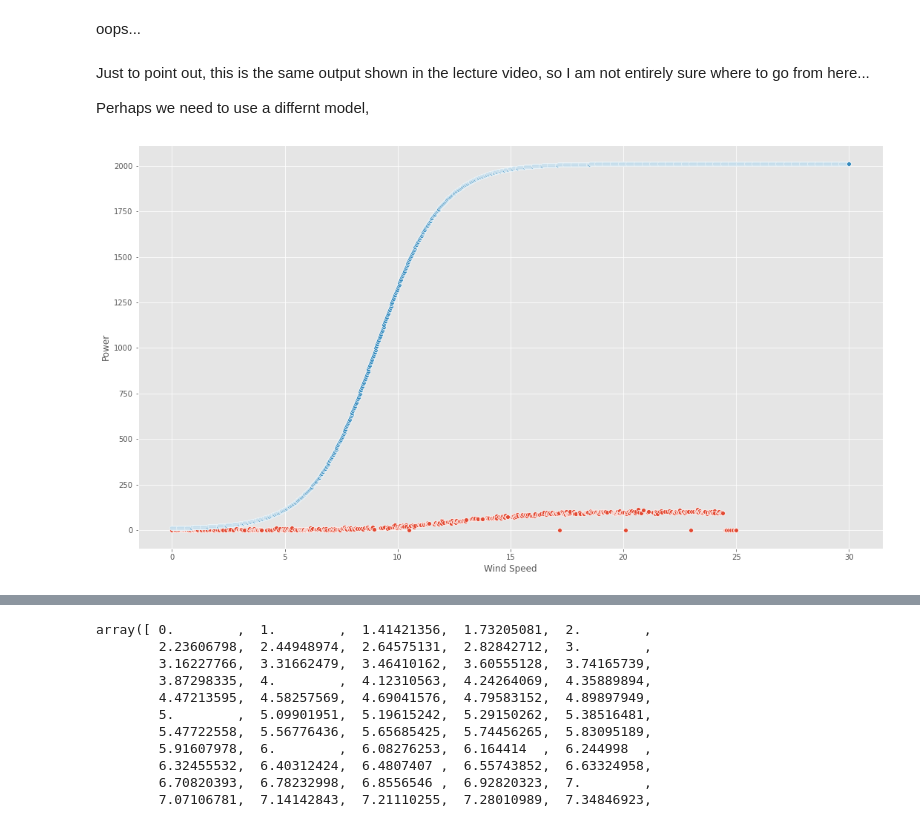
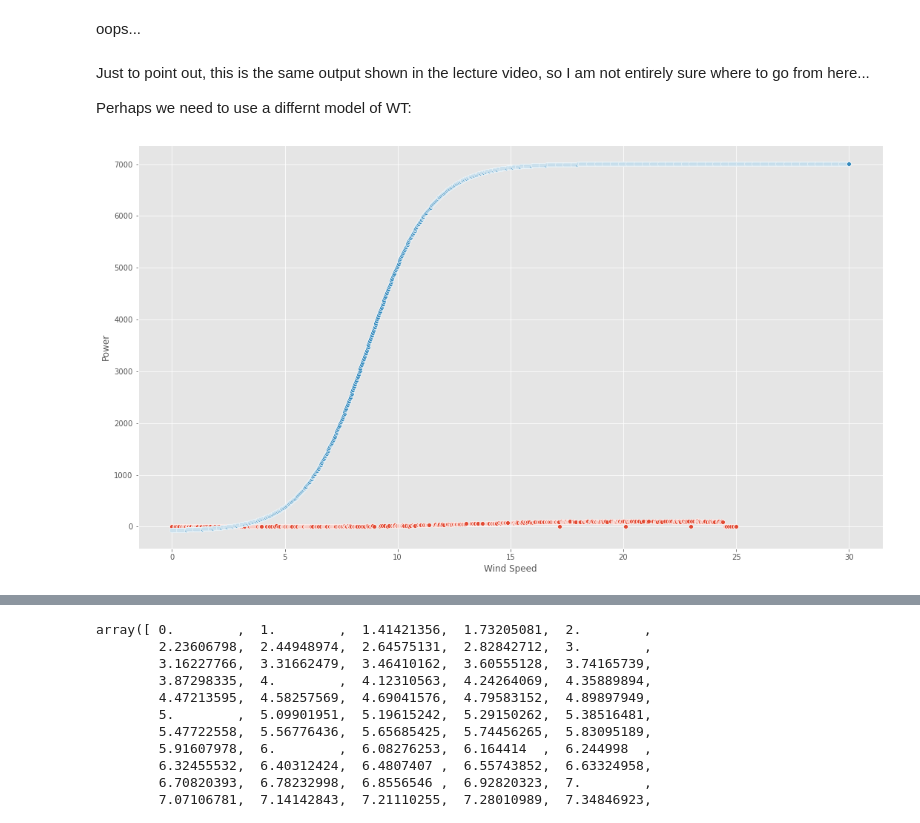
Before and after one commit to Crash-Bandicode/Project_FODA, a Jupyter notebook: Project_FODA.ipynb, the cells around one changed output, grey strips where cells are left out. Drawn from its saved outputs; the diff is of its cells as text; code cells hidden in the pictures.

```diff
--- a/Project_FODA.ipynb
+++ b/Project_FODA.ipynb
@@ -201,18 +201,20 @@ oops...
 # %% [markdown]
 Just to point out, this is the same output shown in the lecture video, so I am not entirely sure where to go from here...
 
-Perhaps we need to use a differnt model,
+Perhaps we need to use a differnt model of WT:
 # %%
 # Define parameters: Vestas V164
 a, m, n, t = 7010.9, -6.1620, 532.502, 1.3810
 
 u = np.linspace(0.0, 30.0, 1000)
 
 # Express above equation in python:
 P_u = a * (1.0 + m * np.exp(-u / t)) / (1.0 + n * np.exp(-u / t))
 
+dfx = pd.DataFrame({'Wind Speed': u, 'Power': P_u})
+
 sns.scatterplot(data=df, x='speed', y='power');
 sns.scatterplot(data=dfx, x='Wind Speed', y='Power');
 # %% [output]
-[figure, old version]
+[figure, new version]
 # %%
```
Also changed, not shown: parts of 16 cells of this notebook.
